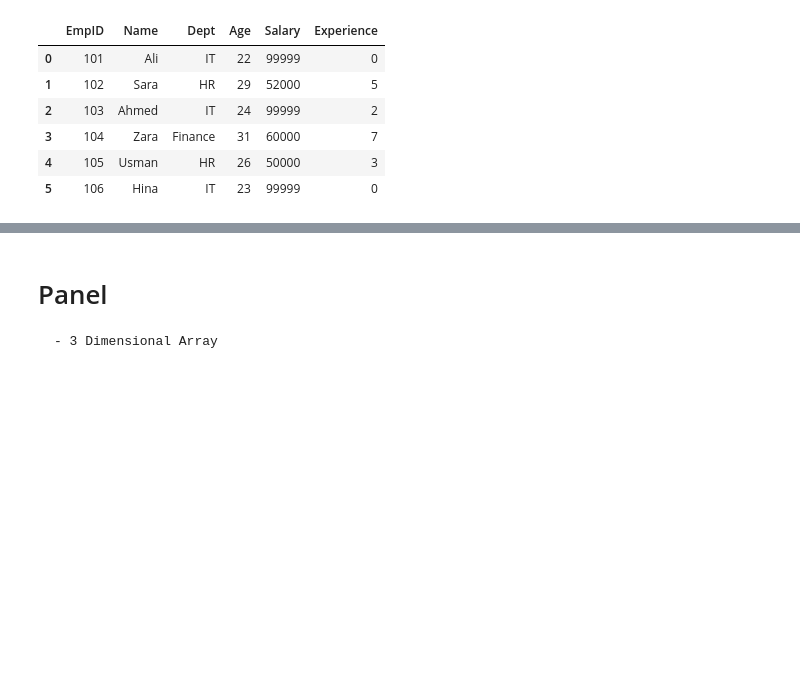
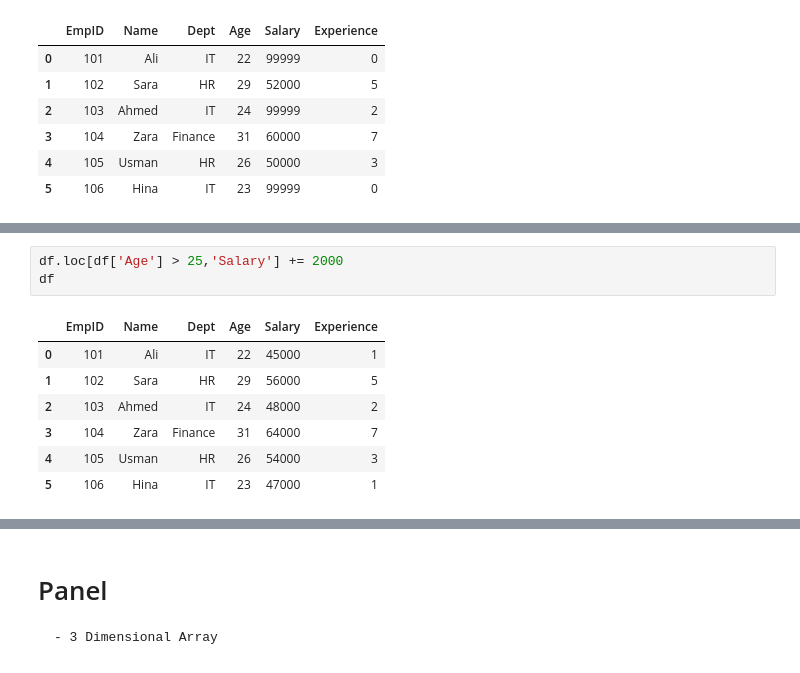
Before and after one commit to RealHaroon/Data-Analytics, a Jupyter notebook: Notebooks/Pandas/Pandas Datastructure.ipynb, the cells around one changed output, grey strips where cells are left out. Drawn from its saved outputs; the diff is of its cells as text; blank space fills up the shorter version.

```diff
--- a/Notebooks/Pandas/Pandas Datastructure.ipynb
+++ b/Notebooks/Pandas/Pandas Datastructure.ipynb
@@ -815,0 +833,11 @@ df
+# %%
+df.loc[df['Age'] > 25,'Salary'] += 2000
+df
+# %% [output]
+|  | EmpID | Name | Dept | Age | Salary | Experience |
+| 0 | 101 | Ali | IT | 22 | 45000 | 1 |
+| 1 | 102 | Sara | HR | 29 | 56000 | 5 |
+| 2 | 103 | Ahmed | IT | 24 | 48000 | 2 |
+| 3 | 104 | Zara | Finance | 31 | 64000 | 7 |
+| 4 | 105 | Usman | HR | 26 | 54000 | 3 |
+| 5 | 106 | Hina | IT | 23 | 47000 | 1 |
```
Also changed, not shown: parts of 8 cells of this notebook, 1 other file.
